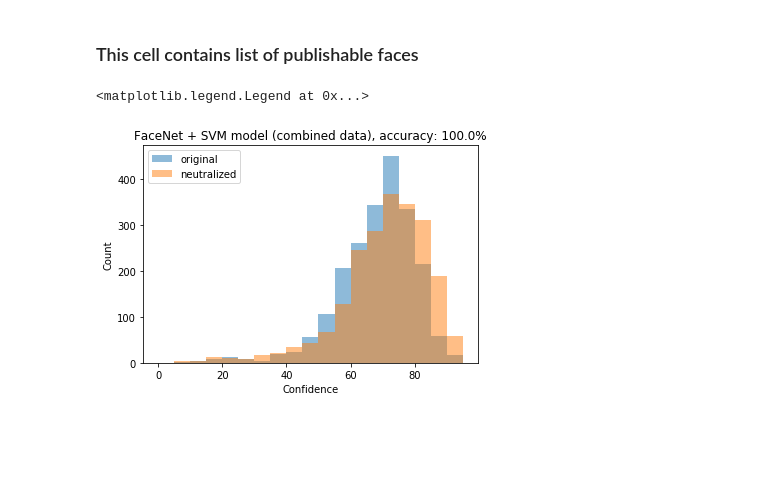
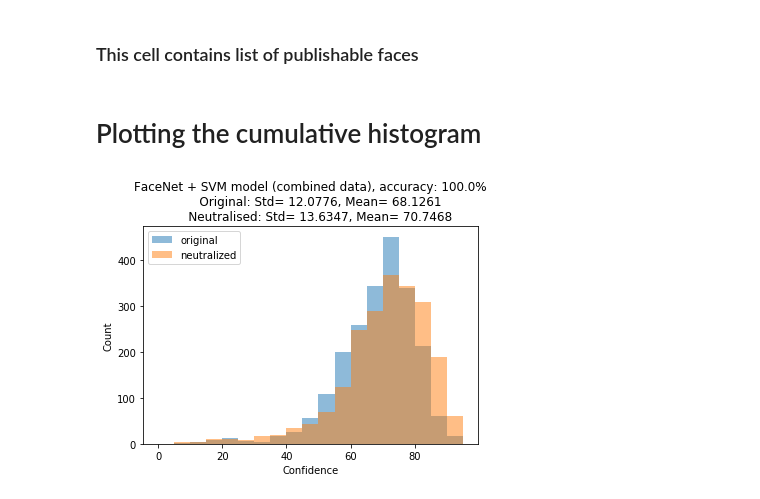
Before and after one commit to maxxiefjv/ACVPR-ExpressionInvariantFaceRecognition, a Jupyter notebook: Ananthu_code/Combined_dataset_validation_approach.ipynb, the cells around one changed output. Saved outputs shown, nothing was run; the diff lists cells and outputs as text; code cells hidden in the pictures; blank space fills up the shorter version.

Commit message:
Modified the plots in all my notebooks and added a new TPS-FaceNet model

```diff
--- a/Ananthu_code/Combined_dataset_validation_approach.ipynb
+++ b/Ananthu_code/Combined_dataset_validation_approach.ipynb
@@ -690,15 +690,22 @@ Black Pixel count:24
 ### This cell contains list of publishable faces
 # %%
 #or predict_names[0] == 'S052' or predict_names[0] == 'S055' or predict_names[0] == 'S074'or predict_names[0] == 'S106' or predict_names[0] == 'S111' or predict_names[0] == 'S113' or predict_names[0] == 'S121' or predict_names[0] == 'S124' or predict_names[0] == 'S125' or predict_names[0] == 'S130' or predict_names[0] == 'S132'):
+# %% [markdown]
+# Plotting the cumulative histogram
 # %%
-plt.hist(confidences_orig, density=False, alpha=0.5, bins=range(0,100,5), label='original')
-plt.hist(confidences_neutr, density=False, alpha=0.5, bins=range(0,100,5), label='neutralized')
+plt.hist(confidences_orig, density = False, alpha=0.5, bins=range(0,100,5), label='original')
+plt.hist(confidences_neutr, density = False, alpha=0.5, bins=range(0,100,5), label='neutralized')
 plt.ylabel('Count')
 plt.xlabel('Confidence')
-plt.title('FaceNet + SVM model (combined data), accuracy: {}%'.format( yhat_accuracy * 100))
+plt.title('FaceNet + SVM model (combined data), accuracy: {}%\n \
+    Original: Std= {}, Mean= {}\n \
+    Neutralised: Std= {}, Mean= {}'.format( yhat_accuracy * 100,
+                                           np.around(np.std(np.asarray(confidences_orig)),4),
+                                           np.around(np.mean(np.asarray(confidences_orig)),4),
+                                           np.around(np.std(np.asarray(confidences_neutr)),4),
+                                           np.around(np.mean(np.asarray(confidences_neutr)),4)))
 
-#plt.savefig('FaceNet_SVM_Combined.png')
 plt.legend()
+plt.savefig('FaceNet_SVM_Combined.png')
 # %% [output]
-<matplotlib.legend.Legend at 0x...>
-[figure, old version]
+[figure, new version]
```
Also changed, not shown: parts of 3 cells of this notebook, 6 other files.
